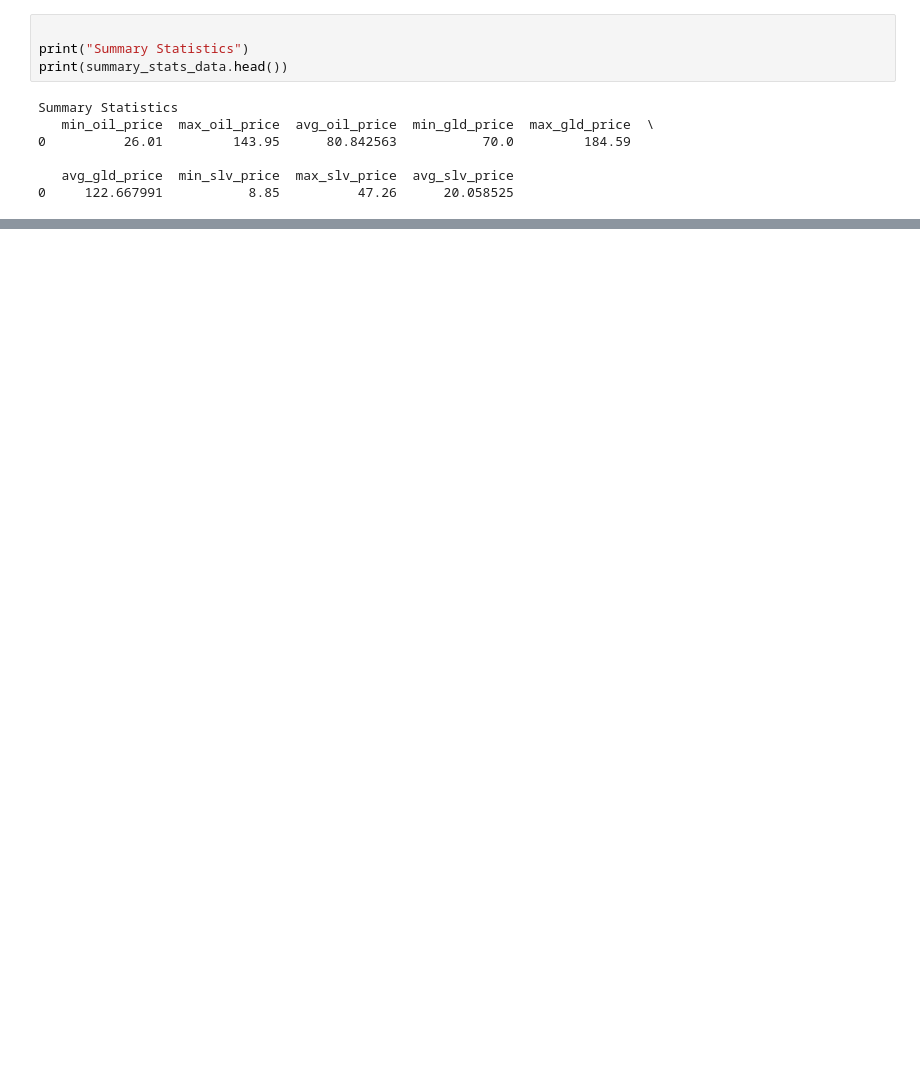
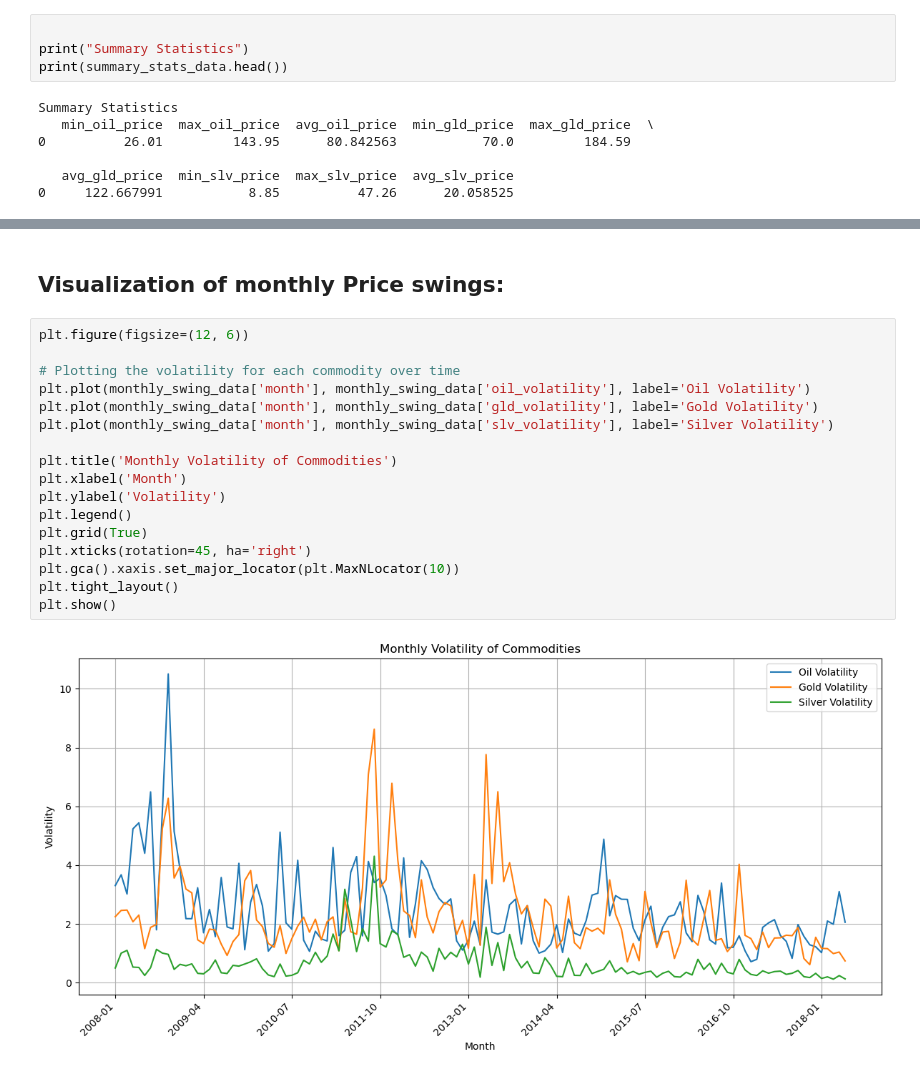
Before and after one commit to MichelleWegner/Commodity-Price-Analysis, a Jupyter notebook: SQL-EDA.ipynb, the cells around one changed output, grey strips where cells are left out. Cells and saved outputs as stored; diff of their text form; blank space fills up the shorter version.

```diff
--- a/SQL-EDA.ipynb
+++ b/SQL-EDA.ipynb
@@ -97,0 +233,21 @@ plt.show()
+# %% [markdown]
+## Visualization of monthly Price swings:
+# %%
+plt.figure(figsize=(12, 6))
+
+# Plotting the volatility for each commodity over time
+plt.plot(monthly_swing_data['month'], monthly_swing_data['oil_volatility'], label='Oil Volatility')
+plt.plot(monthly_swing_data['month'], monthly_swing_data['gld_volatility'], label='Gold Volatility')
+plt.plot(monthly_swing_data['month'], monthly_swing_data['slv_volatility'], label='Silver Volatility')
+
+plt.title('Monthly Volatility of Commodities')
+plt.xlabel('Month')
+plt.ylabel('Volatility')
+plt.legend()
+plt.grid(True)
+plt.xticks(rotation=45, ha='right')
+plt.gca().xaxis.set_major_locator(plt.MaxNLocator(10))
+plt.tight_layout()
+plt.show()
+# %% [output]
+[figure, added]
```
Also changed, not shown: parts of 29 cells of this notebook, 3 other files.
